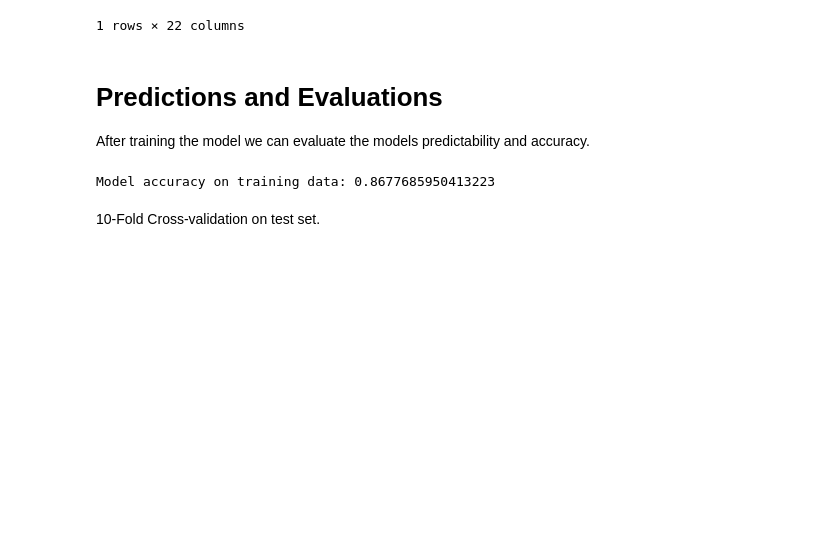
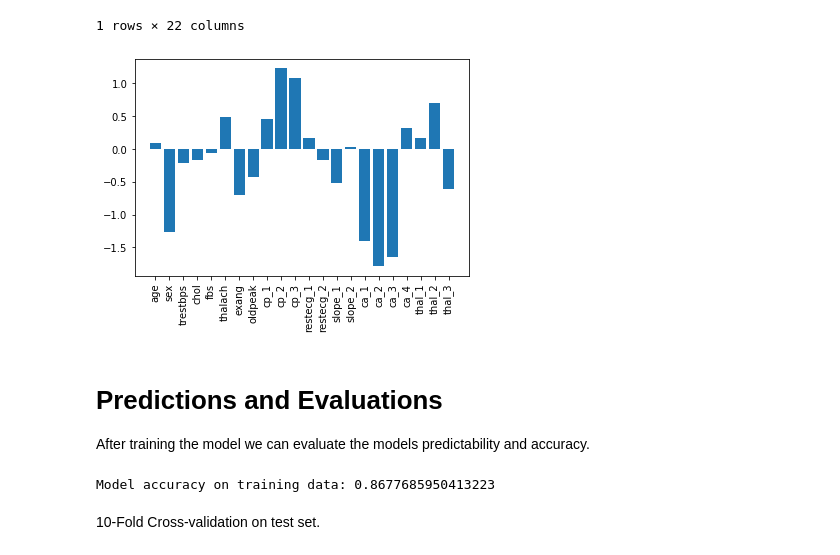
Before and after one commit to justingee193/Data-Science-Projects, a Jupyter notebook: heart-disease/heart-disease.ipynb, the cells around one changed output. Drawn from its saved outputs; the diff is of its cells as text; code cells hidden in the pictures; blank space fills up the shorter version.

```diff
--- a/heart-disease/heart-disease.ipynb
+++ b/heart-disease/heart-disease.ipynb
@@ -157,6 +157,12 @@ coef
 |  | age | sex | trestbps | chol | fbs | thalach | exang | oldpeak | cp_1 | cp_2 | ... | ... |
 | 0 | 0.097929 | -1.271768 | -0.218183 | -0.162424 | -0.057599 | 0.482076 | -0.699989 | -0.424859 | 0.456472 | 1.227603 | ... | ... |
 1 rows × 22 columns
+# %%
+plt.bar(x=X.columns, height=model.coef_[0])
+plt.xticks(rotation=90)
+plt.show()
+# %% [output]
+[figure, added]
 # %% [markdown]
 # Predictions and Evaluations
 
```
